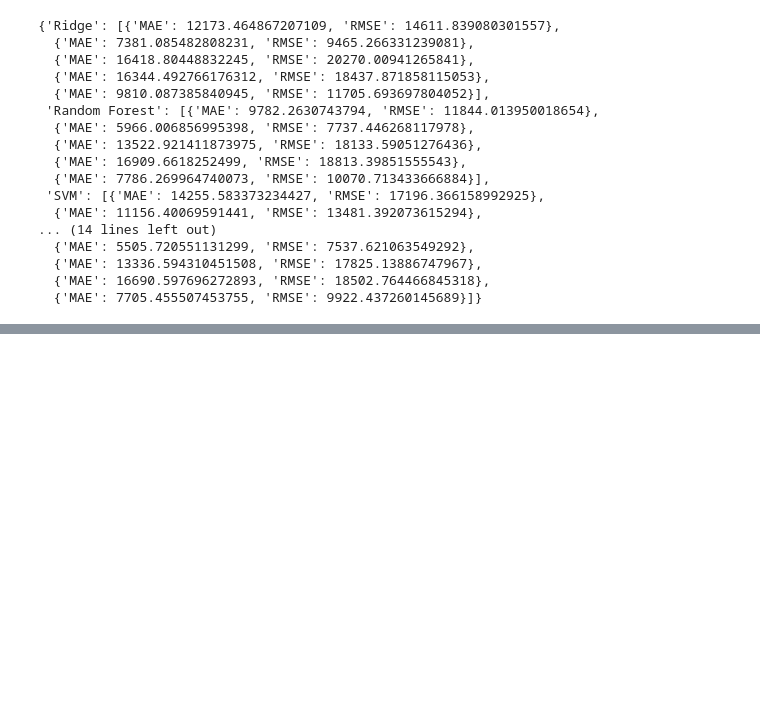
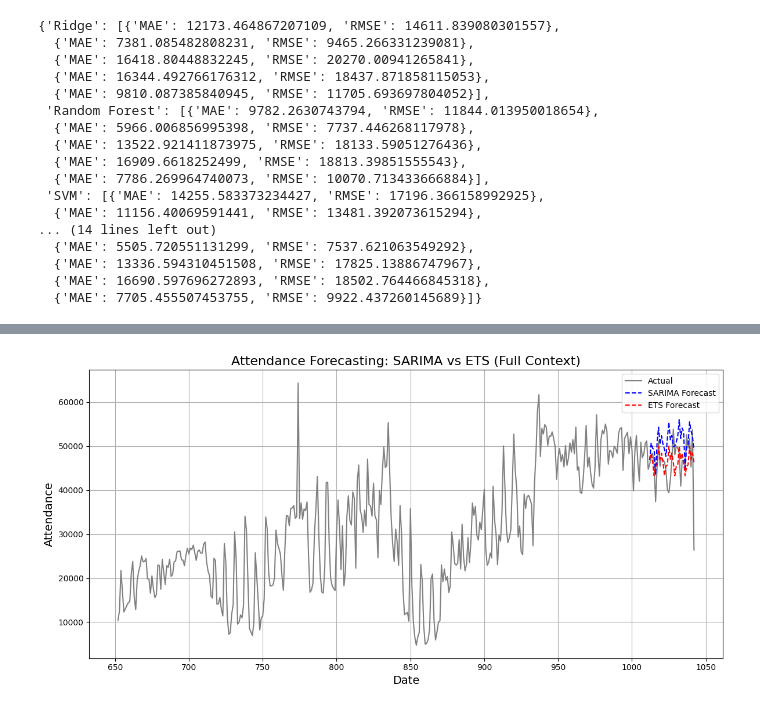
Before and after one commit to CharlesS940/xhec_endless_line, a Jupyter notebook: notebooks/attendance_forecast.ipynb, the cells around one changed output, grey strips where cells are left out. Cells and saved outputs as stored; diff of their text form; code cells hidden in the pictures; blank space fills up the shorter version.

```diff
--- a/notebooks/attendance_forecast.ipynb
+++ b/notebooks/attendance_forecast.ipynb
@@ -1055,0 +1086,23 @@ pd.DataFrame(final_results)
+# %%
+# Plot actual data for the period before the last month as well as the test period
+plt.figure(figsize=(12, 6))
+
+# Plot the full range of actual data (train + test)
+plt.plot(attendance.index, attendance, label="Actual", color="gray")
+
+# Highlight the forecasted period for SARIMA and ETS
+plt.plot(
+    test.index, sarima_forecast, label="SARIMA Forecast", color="blue", linestyle="--"
+)
+plt.plot(test.index, ets_forecast, label="ETS Forecast", color="red", linestyle="--")
+
+# Add titles and labels
+plt.title("Attendance Forecasting: SARIMA vs ETS (Full Context)", fontsize=16)
+plt.xlabel("Date", fontsize=14)
+plt.ylabel("Attendance", fontsize=14)
+plt.legend()
+plt.grid()
+plt.tight_layout()
+plt.show()
+# %% [output]
+[figure, added]
```
Also changed, not shown: parts of 12 cells of this notebook, 4 other files.
